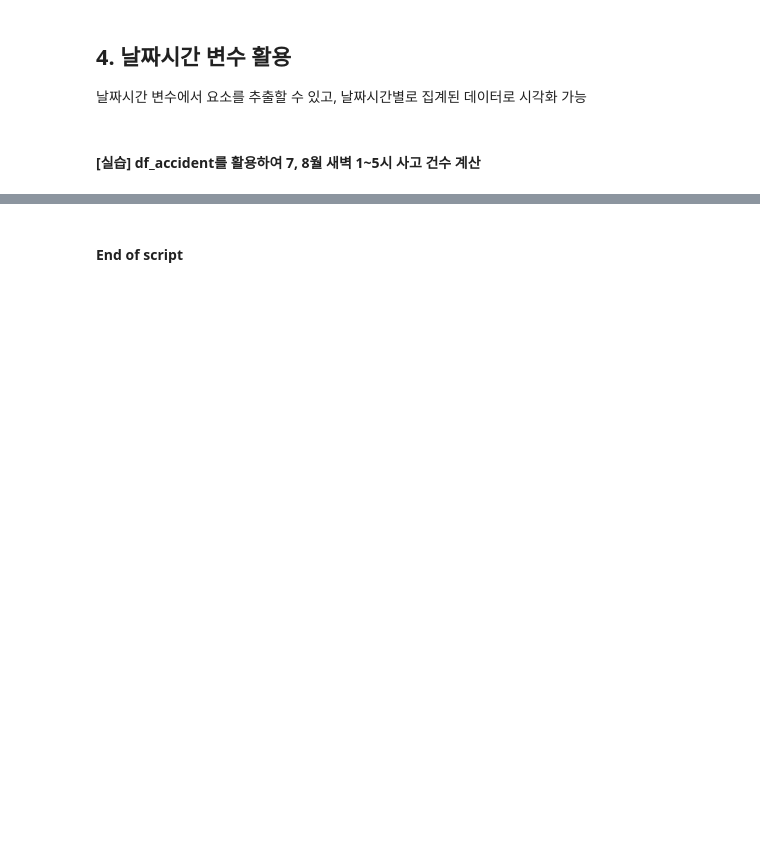
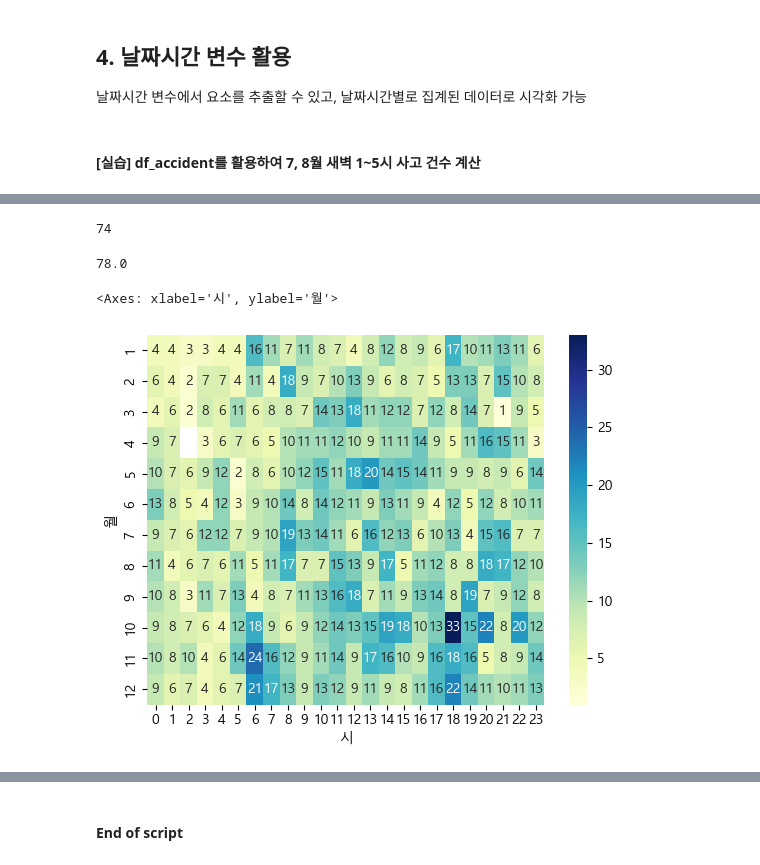
Before and after one commit to jonhpark7966/fastcampus_python_data_analysis, a Jupyter notebook: 20231010_remote/05_데이터 처리 심화.ipynb, the cells around one changed output, grey strips where cells are left out. Drawn from its saved outputs; the diff is of its cells as text; code cells hidden in the pictures; blank space fills up the shorter version.

```diff
--- a/20231010_remote/05_데이터 처리 심화.ipynb
+++ b/20231010_remote/05_데이터 처리 심화.ipynb
@@ -925,8 +456,8 @@ import matplotlib.pyplot as plt
 import seaborn as sns
 # %%
 # Windows
-# plt.rc('font', family='Malgun Gothic')
-# plt.rc('axes', unicode_minus=False)
+plt.rc('font', family='Malgun Gothic')
+plt.rc('axes', unicode_minus=False)
 
 #macOS
 # plt.rc('font', family='AppleGothic')
@@ -969,3 +516,8 @@ sns.lineplot(data=agg,
 # %%
 df_accident = pd.read_csv('data/도로교통공단_사망 교통사고 정보_20211231_utf8.csv')
 df_accident
+# %%
+df_accident["발생년월일시"] = pd.to_datetime(df_accident["발생년월일시"])
+df_accident['월'] = df_accident["발생년월일시"].dt.month
+df_accident['시'] = df_accident["발생년월일시"].dt.hour
+df_accident
@@ -971,0 +538,16 @@ df_accident
+# %%
+cond_month = df_accident['월'].between(7,8)
+cond_hour = df_accident['시'].between(1,5)
+df_accident[cond_month & cond_hour].shape[0]
+# %% [output]
+74
+# %%
+pt = df_accident.pivot_table(values='사망자수', index='월', columns='시', aggfunc='sum')
+pt.loc[7:8, 1:5].sum().sum()
+# %% [output]
+78.0
+# %%
+sns.heatmap(pt, cmap='YlGnBu', annot=True)
+# %% [output]
+<Axes: xlabel='시', ylabel='월'>
+[figure, added]
```
Also changed, not shown: parts of 51 cells of this notebook, 1 other file.
